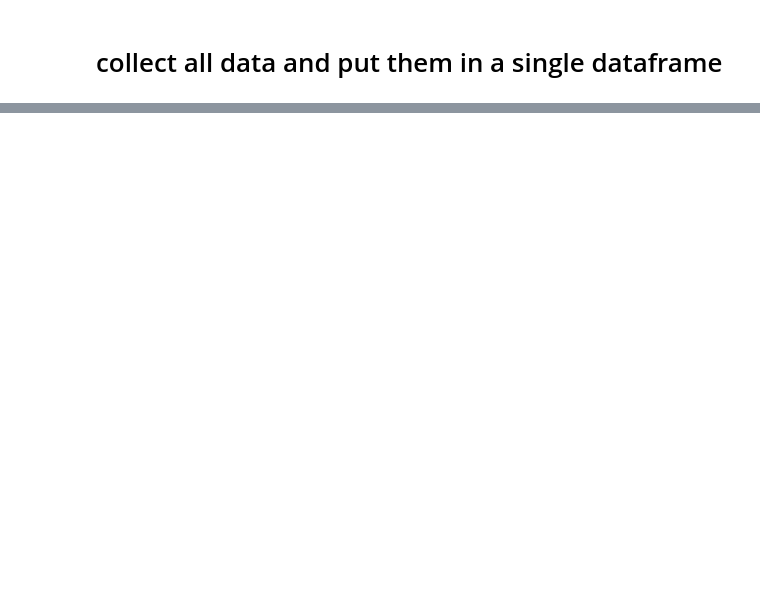
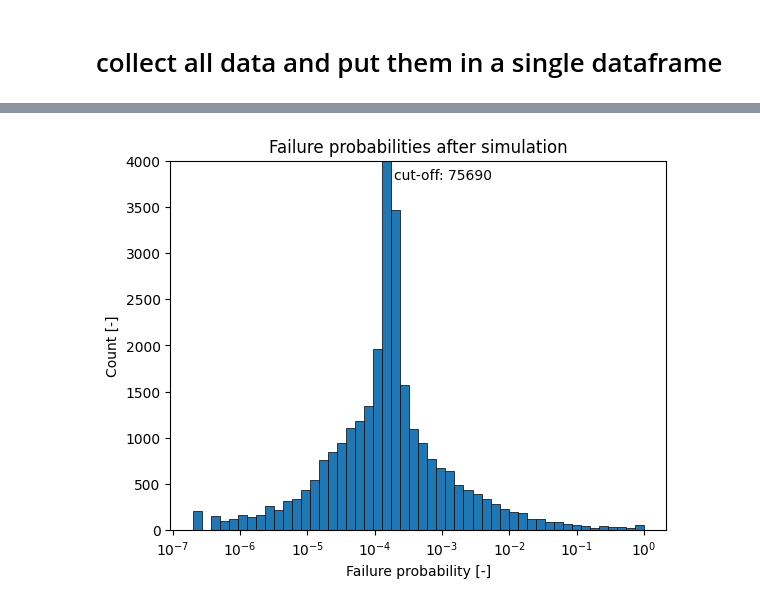
Before and after one commit to sjonnie-boonstra/hofss, a Jupyter notebook: post_processing.ipynb, the cells around one changed output, grey strips where cells are left out. Drawn from its saved outputs; the diff is of its cells as text; code cells hidden in the pictures; blank space fills up the shorter version.

Commit message:
final changes, used for simulations

```diff
--- a/post_processing.ipynb
+++ b/post_processing.ipynb
@@ -50,0 +37,17 @@ plt.show()
+# %%
+import matplotlib.pyplot as plt
+import numpy as np
+
+log_values = [np.log10(value) for value in final_task_data["total"] if value >= 2e-7]
+# log_values = [value for value in log_values if value > np.log10(1.8e-4)]
+n, bins, patches = plt.hist(log_values, bins=50, linewidth=0.5, edgecolor="black")
+plt.title("Failure probabilities after simulation")
+plt.xlabel("Failure probability [-]")
+plt.ylabel("Count [-]")
+plt.ylim(0,4e3)
+x_ticks = ["$\mathregular{10^{%s}}$" %(item.get_text(),) for item in plt.gca().get_xticklabels()]
+plt.gca().set_xticklabels(x_ticks)
+plt.text(x=0.45, y= 0.95, s=f"cut-off: {int(max(n))}",transform=plt.gca().transAxes)
+plt.show()
+# %% [output]
+[figure, added]
```
Also changed, not shown: parts of 10 cells of this notebook, 10 other files.
